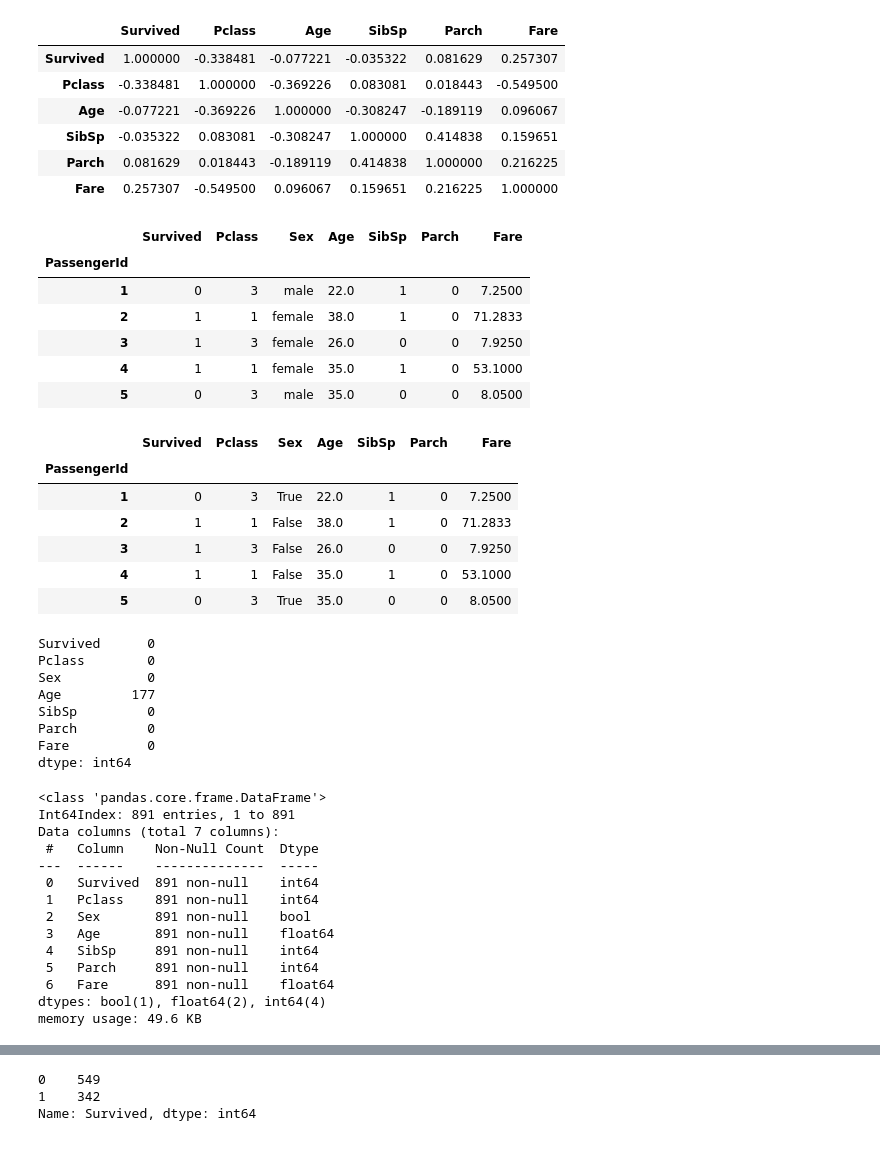
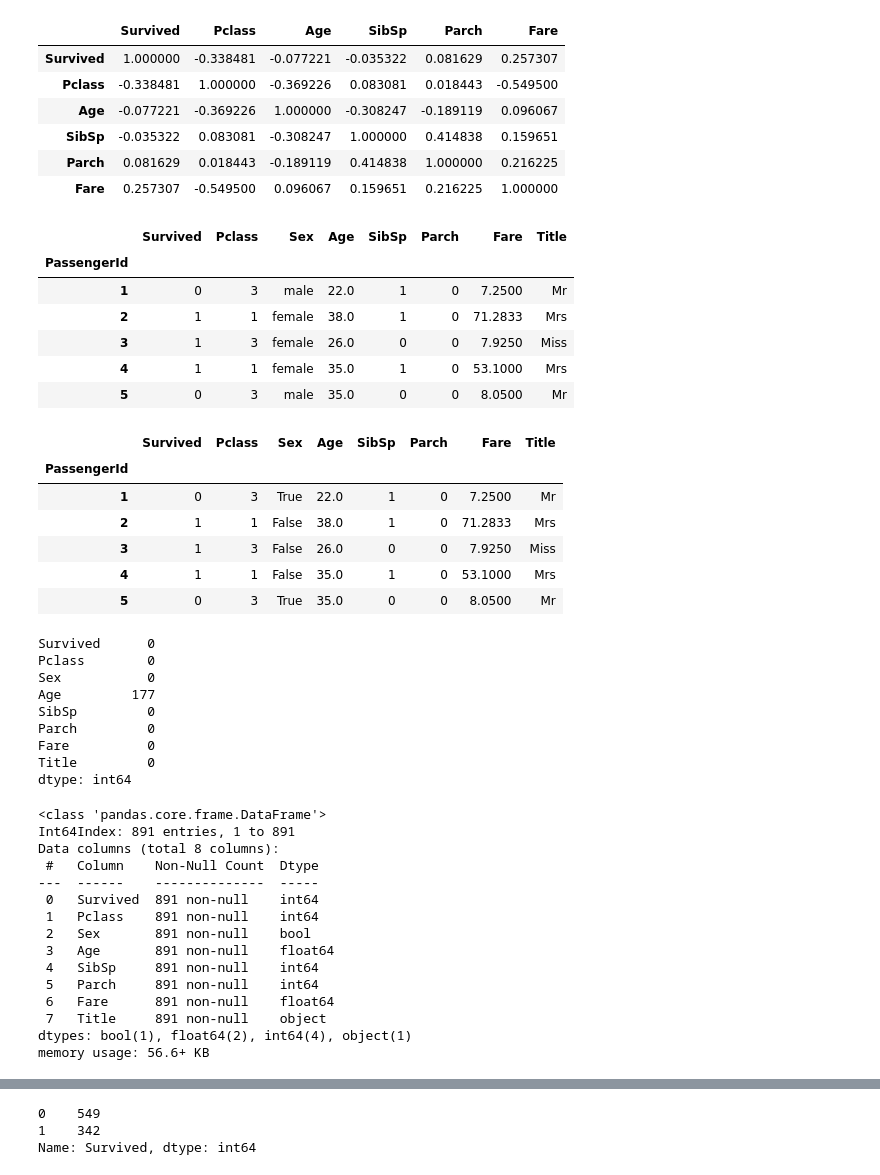
Before and after one commit to pratt3000/PICT-TE-Labs, a Jupyter notebook: Hons.DSV/A03/notebook.ipynb, the cells around one changed output, grey strips where cells are left out. Cells and saved outputs as stored; diff of their text form; code cells hidden in the pictures.

```diff
--- a/Hons.DSV/A03/notebook.ipynb
+++ b/Hons.DSV/A03/notebook.ipynb
@@ -75,28 +75,29 @@ data.corr()
 | Parch | 0.081629 | 0.018443 | -0.189119 | 0.414838 | 1.000000 | 0.216225 |
 | Fare | 0.257307 | -0.549500 | 0.096067 | 0.159651 | 0.216225 | 1.000000 |
 # %%
+data['Title'] = data.Name.str.extract(' ([A-Za-z]+)\.', expand=False)
 # dropping unnecessary columns
 data.drop(labels=['Ticket','Embarked','Cabin','Name'], axis=1,inplace=True)
 data.head()
 # %% [output]
-|  | Survived | Pclass | Sex | Age | SibSp | Parch | Fare |
-| PassengerId |  |  |  |  |  |  |  |
-| 1 | 0 | 3 | male | 22.0 | 1 | 0 | 7.2500 |
-| 2 | 1 | 1 | female | 38.0 | 1 | 0 | 71.2833 |
-| 3 | 1 | 3 | female | 26.0 | 0 | 0 | 7.9250 |
-| 4 | 1 | 1 | female | 35.0 | 1 | 0 | 53.1000 |
-| 5 | 0 | 3 | male | 35.0 | 0 | 0 | 8.0500 |
+|  | Survived | Pclass | Sex | Age | SibSp | Parch | Fare | Title |
+| PassengerId |  |  |  |  |  |  |  |  |
+| 1 | 0 | 3 | male | 22.0 | 1 | 0 | 7.2500 | Mr |
+| 2 | 1 | 1 | female | 38.0 | 1 | 0 | 71.2833 | Mrs |
+| 3 | 1 | 3 | female | 26.0 | 0 | 0 | 7.9250 | Miss |
+| 4 | 1 | 1 | female | 35.0 | 1 | 0 | 53.1000 | Mrs |
+| 5 | 0 | 3 | male | 35.0 | 0 | 0 | 8.0500 | Mr |
 # %%
 data['Sex'] = data['Sex'].apply(lambda x: x=='male')
 data.head()
 # %% [output]
-|  | Survived | Pclass | Sex | Age | SibSp | Parch | Fare |
-| PassengerId |  |  |  |  |  |  |  |
-| 1 | 0 | 3 | True | 22.0 | 1 | 0 | 7.2500 |
-| 2 | 1 | 1 | False | 38.0 | 1 | 0 | 71.2833 |
-| 3 | 1 | 3 | False | 26.0 | 0 | 0 | 7.9250 |
-| 4 | 1 | 1 | False | 35.0 | 1 | 0 | 53.1000 |
-| 5 | 0 | 3 | True | 35.0 | 0 | 0 | 8.0500 |
+|  | Survived | Pclass | Sex | Age | SibSp | Parch | Fare | Title |
+| PassengerId |  |  |  |  |  |  |  |  |
+| 1 | 0 | 3 | True | 22.0 | 1 | 0 | 7.2500 | Mr |
+| 2 | 1 | 1 | False | 38.0 | 1 | 0 | 71.2833 | Mrs |
+| 3 | 1 | 3 | False | 26.0 | 0 | 0 | 7.9250 | Miss |
+| 4 | 1 | 1 | False | 35.0 | 1 | 0 | 53.1000 | Mrs |
+| 5 | 0 | 3 | True | 35.0 | 0 | 0 | 8.0500 | Mr |
 # %%
 data.isnull().sum()
 # %% [output]
@@ -107,6 +108,7 @@ Age         177
 SibSp         0
 Parch         0
 Fare          0
+Title         0
 dtype: int64
 # %%
 # filling missing age values
@@ -115,7 +117,7 @@ data.info()
 # %% [output]
 <class 'pandas.core.frame.DataFrame'>
 Int64Index: 891 entries, 1 to 891
-Data columns (total 7 columns):
+Data columns (total 8 columns):
  #   Column    Non-Null Count  Dtype
 ---  ------    --------------  -----
  0   Survived  891 non-null    int64
@@ -125,8 +127,9 @@ Data columns (total 7 columns):
  4   SibSp     891 non-null    int64
  5   Parch     891 non-null    int64
  6   Fare      891 non-null    float64
-dtypes: bool(1), float64(2), int64(4)
-memory usage: 49.6 KB
+ 7   Title     891 non-null    object
+dtypes: bool(1), float64(2), int64(4), object(1)
+memory usage: 56.6+ KB
 # %%
 plt.figure(figsize=(8,6))
 sns.heatmap(data.corr(),annot=True)
```
Also changed, not shown: parts of 8 cells of this notebook, 2 other files.
